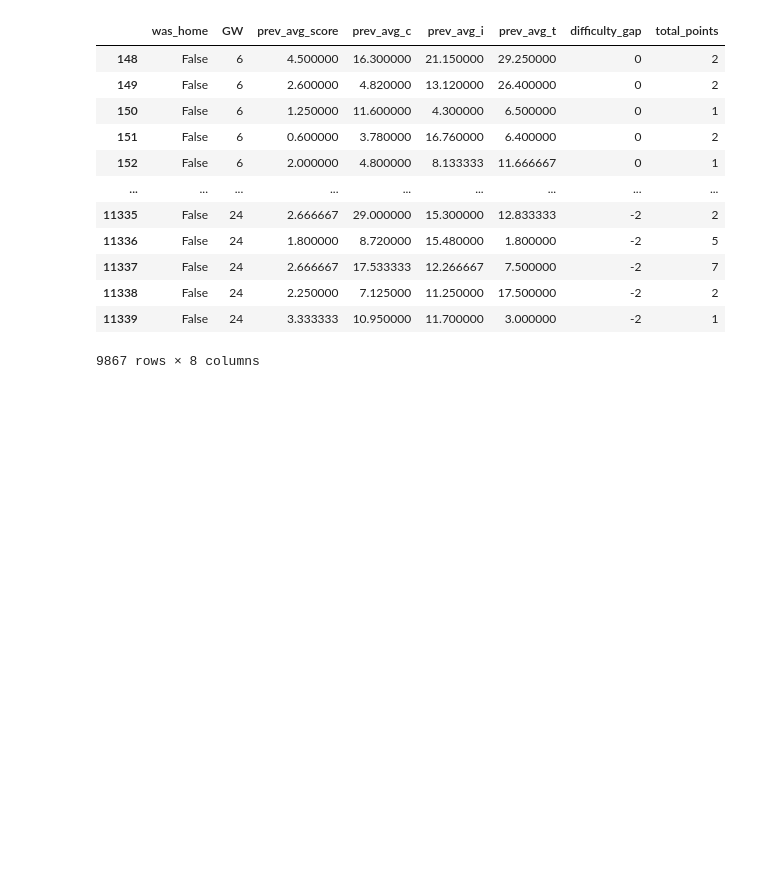
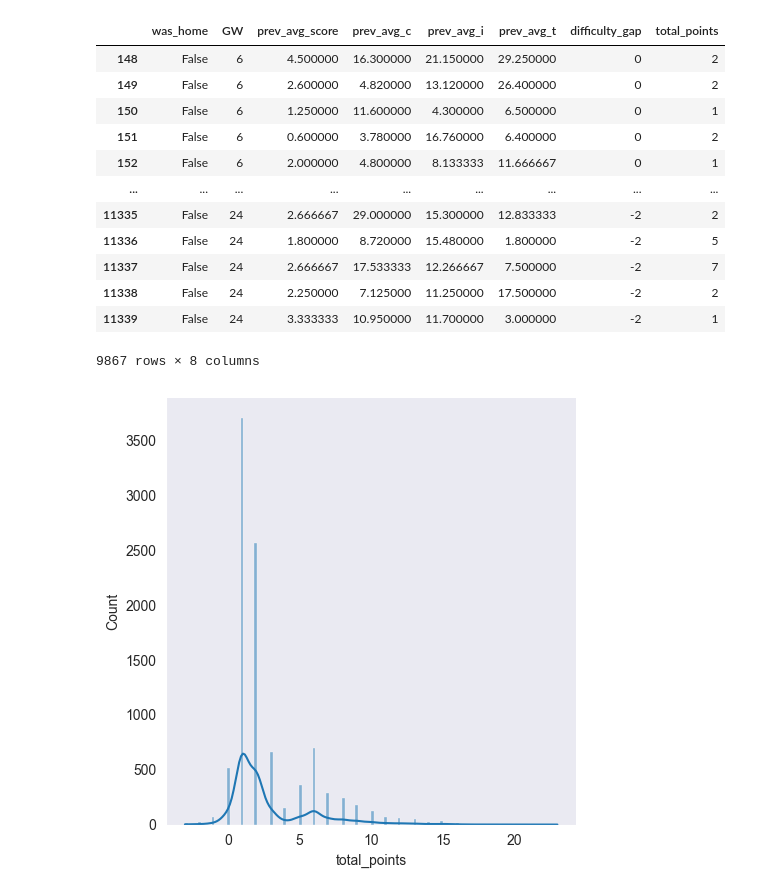
Before and after one commit to danielfrees/mlpremier, a Jupyter notebook: linear/fpl_linear_model.ipynb, the cells around one changed output. Drawn from its saved outputs; the diff is of its cells as text; code cells hidden in the pictures; blank space fills up the shorter version.

```diff
--- a/linear/fpl_linear_model.ipynb
+++ b/linear/fpl_linear_model.ipynb
@@ -80,3 +106,8 @@ gw_df.head(-5)
 | 11338 | False | 24 | 2.250000 | 7.125000 | 11.250000 | 17.500000 | -2 | 2 |
 | 11339 | False | 24 | 3.333333 | 10.950000 | 11.700000 | 3.000000 | -2 | 1 |
 9867 rows × 8 columns
+# %%
+sns.set_style("dark")
+sns.displot(data=gw_df, x="total_points", kde=True);
+# %% [output]
+[figure, added]
```
Also changed, not shown: parts of 32 cells of this notebook.
